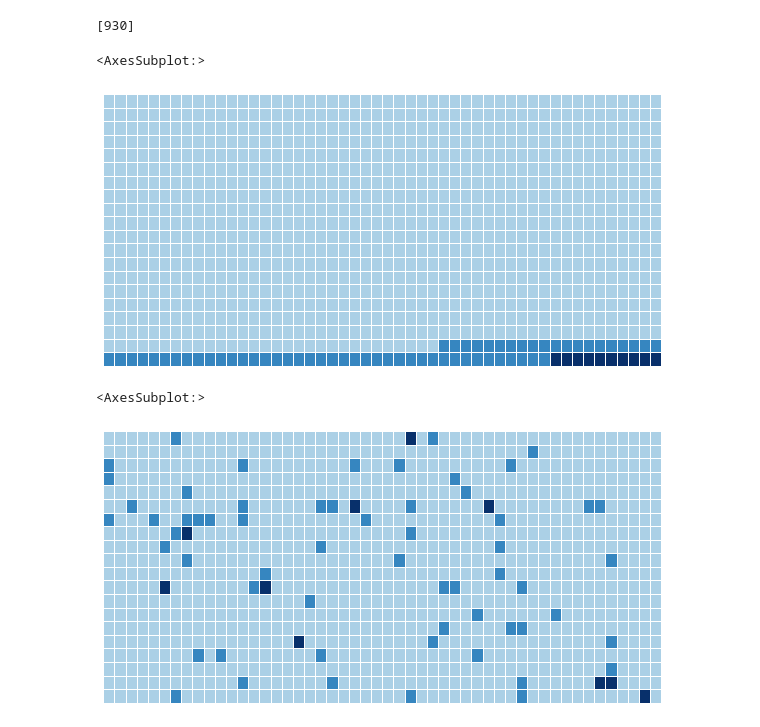
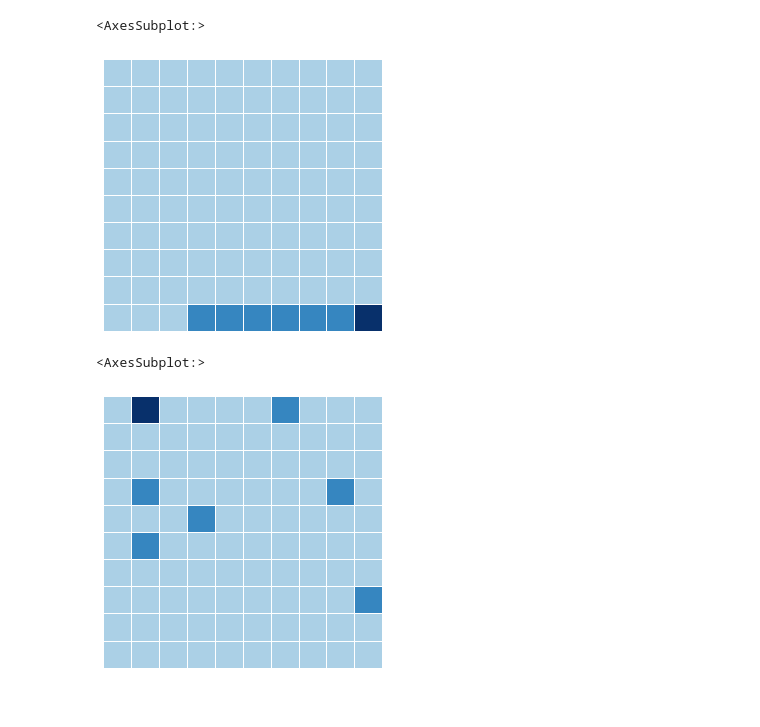
Before and after one commit to alanjones2/Alan-Jones-article-code, a Jupyter notebook: riskviz/risk.ipynb, the cells around one changed output. Drawn from its saved outputs; the diff is of its cells as text; code cells hidden in the pictures.

```diff
--- a/riskviz/risk.ipynb
+++ b/riskviz/risk.ipynb
@@ -7,16 +7,14 @@ import matplotlib.pyplot as plt
 import pandas as pd
 # %%
 data = pd.DataFrame()
-pop = 1000
-chance = 60
-bacon = int(60 * 0.18)
+pop = 100               # total population
+chance = 6              # number of pop whoo get cancer by chance
+bacon = int(6 * 0.18)   # number of pop who get cancer by eating bacon
 none = pop - chance - bacon
 
-data['None'] = [none]
-data['Chance'] = [chance]
+data['Non-sufferer'] = [none]
+data['Sufferer by Chance'] = [chance]
 data['Bacon Eater'] = [bacon]
-
-print(data)
 
 data.plot.bar()
 data.plot.bar(stacked=True)
@@ -37,27 +33,35 @@ array([<AxesSubplot:ylabel='0'>], dtype=object)
 # %%
-print(data['None'].values)
-a1 = [0]*data['None'].values[0]
-a2 = [1]*data['Chance'].values[0]
+a1 = [0]*data['Non-sufferer'].values[0]
+a2 = [1]*data['Sufferer by Chance'].values[0]
 a3 = [2]*data['Bacon Eater'].values[0]
 
 a1.extend(a2)
 a1.extend(a3)
-#random.shuffle(a1)
-# %% [output]
-[930]
 # %%
-b = np.array(a1).reshape((20,50))
+b = np.array(a1).reshape((10,10))
 # %%
-fig, ax = plt.subplots(figsize=(10,5))
-sns.heatmap(b, linewidths=0.5, cbar=False,yticklabels=False,xticklabels=False, cmap='Blues',center=0.5)
+fig, ax = plt.subplots(figsize=(5,5))
+sns.heatmap(b,
+            linewidths=0.5,
+            cbar=False,
+            yticklabels=False,
+            xticklabels=False,
+            cmap='Blues',
+            center=0.5)
 # %% [output]
 <AxesSubplot:>
-[figure, old version]
+[figure, new version]
 # %%
 random.shuffle(a1)
-b2 = np.array(a1).reshape((20,50))
-fig, ax = plt.subplots(figsize=(10,5))
-sns.heatmap(b2, linewidths=0.5, cbar=False,yticklabels=False,xticklabels=False, cmap='Blues',center=0.5)
+b2 = np.array(a1).reshape((10,10))
+fig, ax = plt.subplots(figsize=(5,5))
+sns.heatmap(b2,
+            linewidths=0.5,
+            cbar=False,
+            yticklabels=False,
+            xticklabels=False,
+            cmap='Blues',
+            center=0.5)
 # %% [output]
 <AxesSubplot:>
-[figure, old version]
+[figure, new version]
```
Also changed, not shown: parts of 3 cells of this notebook, 1 other file.
